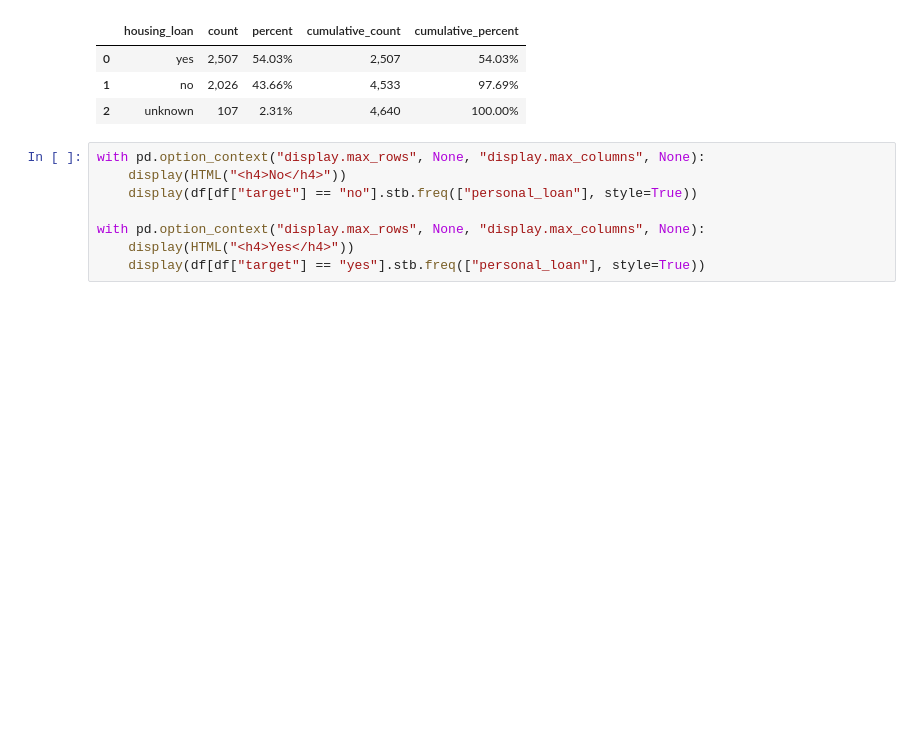
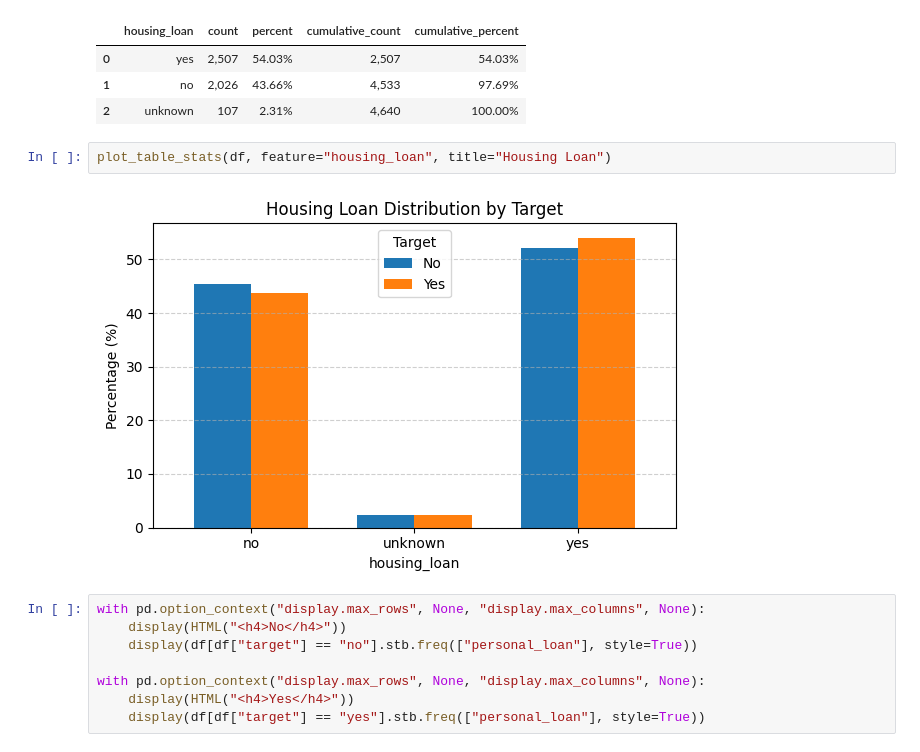
Before and after one commit to timofeytkachenko/2021.ai_test_task, a Jupyter notebook: test_task.ipynb, the cells around one changed output. Drawn from its saved outputs; the diff is of its cells as text; blank space fills up the shorter version.

```diff
--- a/test_task.ipynb
+++ b/test_task.ipynb
@@ -406,6 +413,10 @@ Yes
 | 0 | yes | 2,507 | 54.03% | 2,507 | 54.03% |
 | 1 | no | 2,026 | 43.66% | 4,533 | 97.69% |
 | 2 | unknown | 107 | 2.31% | 4,640 | 100.00% |
+# %%
+plot_table_stats(df, feature="housing_loan", title="Housing Loan")
+# %% [output]
+[figure, added]
 # %%
 with pd.option_context("display.max_rows", None, "display.max_columns", None):
     display(HTML("<h4>No</h4>"))
```
Also changed, not shown: parts of 48 cells of this notebook, 1 other file.
